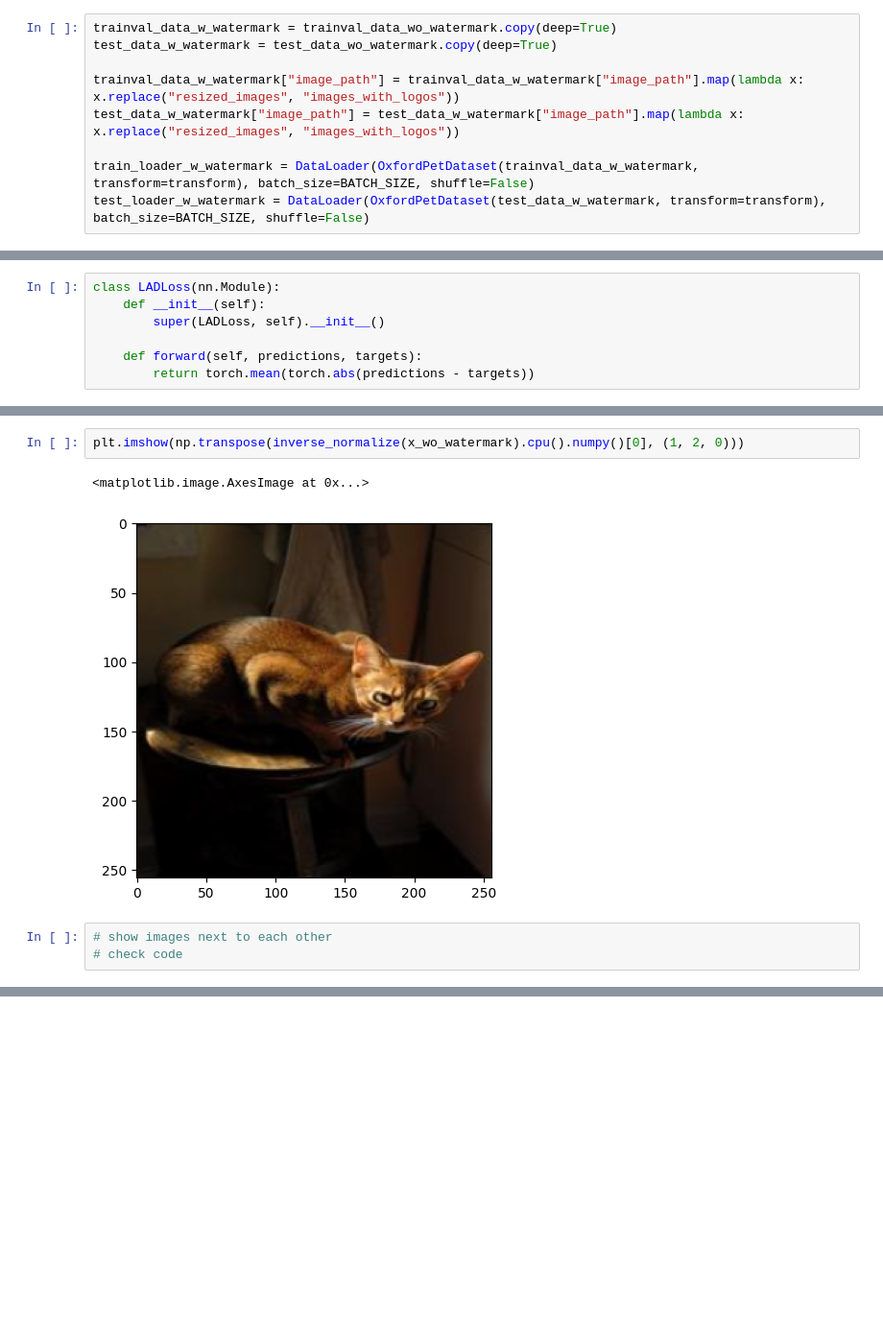
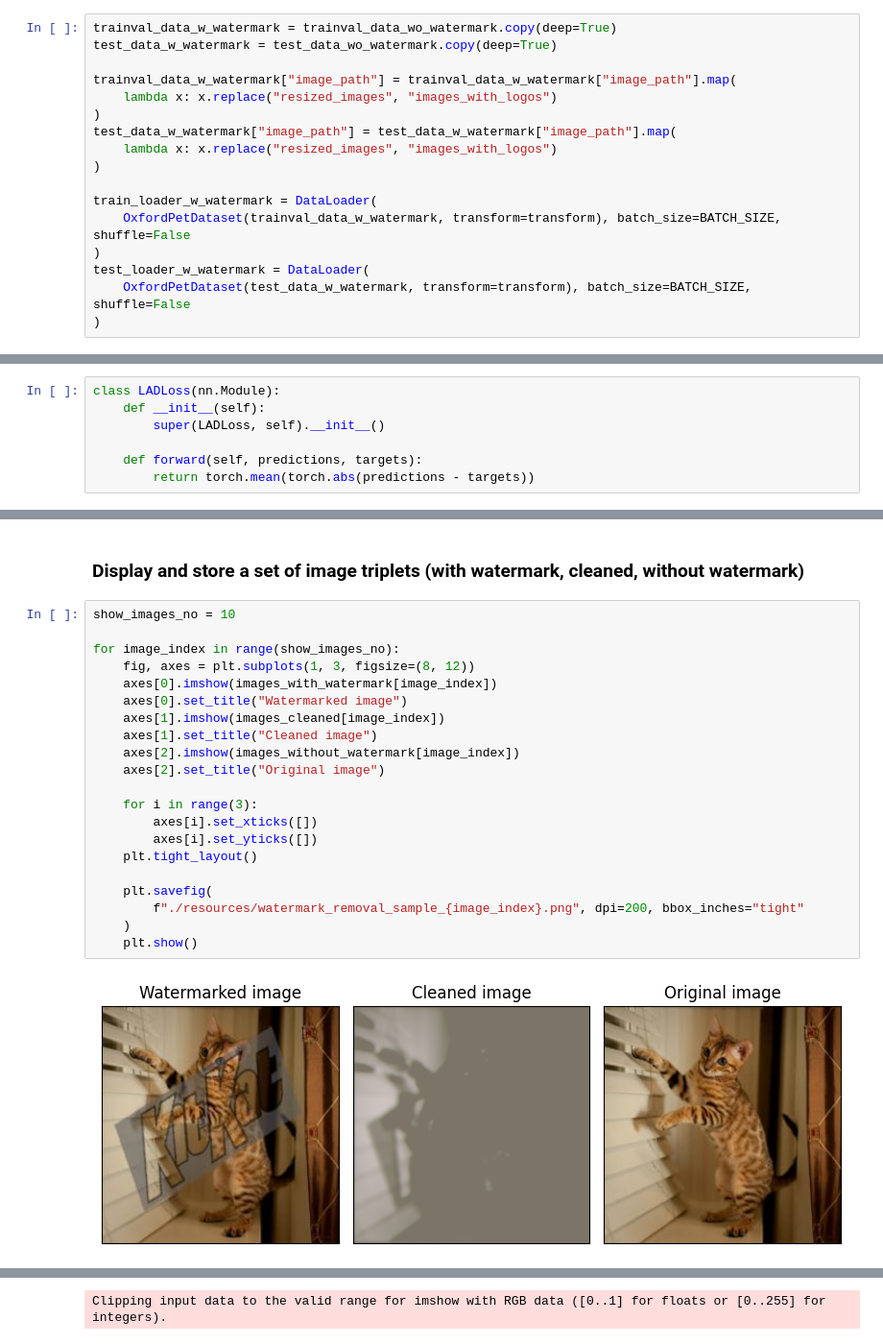
Before and after one commit to CristinaRacovita/watermarked-image-classification, a Jupyter notebook: watermark_removal.ipynb, the cells around one changed output, grey strips where cells are left out. Shown at 96% size. Drawn from its saved outputs; the diff is of its cells as text; blank space fills up the shorter version.

```diff
--- a/watermark_removal.ipynb
+++ b/watermark_removal.ipynb
@@ -264,9 +285,17 @@ test_loader_wo_watermark = DataLoader(OxfordPetDataset(test_data_wo_watermark, t
 trainval_data_w_watermark = trainval_data_wo_watermark.copy(deep=True)
 test_data_w_watermark = test_data_wo_watermark.copy(deep=True)
 
-trainval_data_w_watermark["image_path"] = trainval_data_w_watermark["image_path"].map(lambda x: x.replace("resized_images", "images_with_logos"))
-test_data_w_watermark["image_path"] = test_data_w_watermark["image_path"].map(lambda x: x.replace("resized_images", "images_with_logos"))
+trainval_data_w_watermark["image_path"] = trainval_data_w_watermark["image_path"].map(
+    lambda x: x.replace("resized_images", "images_with_logos")
+)
+test_data_w_watermark["image_path"] = test_data_w_watermark["image_path"].map(
+    lambda x: x.replace("resized_images", "images_with_logos")
+)
 
-train_loader_w_watermark = DataLoader(OxfordPetDataset(trainval_data_w_watermark, transform=transform), batch_size=BATCH_SIZE, shuffle=False)
-test_loader_w_watermark = DataLoader(OxfordPetDataset(test_data_w_watermark, transform=transform), batch_size=BATCH_SIZE, shuffle=False)
+train_loader_w_watermark = DataLoader(
+    OxfordPetDataset(trainval_data_w_watermark, transform=transform), batch_size=BATCH_SIZE, shuffle=False
+)
+test_loader_w_watermark = DataLoader(
+    OxfordPetDataset(test_data_w_watermark, transform=transform), batch_size=BATCH_SIZE, shuffle=False
+)
 # %% [markdown]
@@ -384,8 +439,25 @@ plt.imshow(np.transpose(inverse_normalize(image_cleaned).cpu().numpy()[0], (1, 2
-# %%
-plt.imshow(np.transpose(inverse_normalize(x_wo_watermark).cpu().numpy()[0], (1, 2, 0)))
-# %% [output]
-<matplotlib.image.AxesImage at 0x...>
-[figure, removed]
-# %%
-# show images next to each other
-# check code
+# %% [markdown]
+### Display and store a set of image triplets (with watermark, cleaned, without watermark)
+# %%
+show_images_no = 10
+
+for image_index in range(show_images_no):
+    fig, axes = plt.subplots(1, 3, figsize=(8, 12))
+    axes[0].imshow(images_with_watermark[image_index])
+    axes[0].set_title("Watermarked image")
+    axes[1].imshow(images_cleaned[image_index])
+    axes[1].set_title("Cleaned image")
+    axes[2].imshow(images_without_watermark[image_index])
+    axes[2].set_title("Original image")
+
+    for i in range(3):
+        axes[i].set_xticks([])
+        axes[i].set_yticks([])
+    plt.tight_layout()
+
+    plt.savefig(
+        f"./resources/watermark_removal_sample_{image_index}.png", dpi=200, bbox_inches="tight"
+    )
+    plt.show()
+# %% [output]
+[figure, added]
@@ -391,0 +469 @@ plt.imshow(np.transpose(inverse_normalize(x_wo_watermark).cpu().numpy()[0], (1,
+Clipping input data to the valid range for imshow with RGB data ([0..1] for floats or [0..255] for integers).
```
Also changed, not shown: parts of 23 cells of this notebook, 1 other file.
